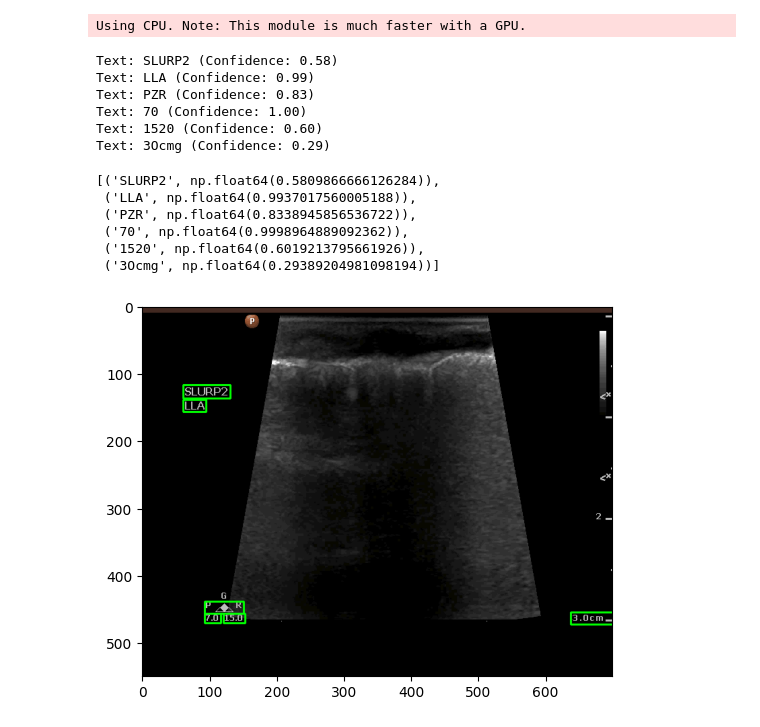
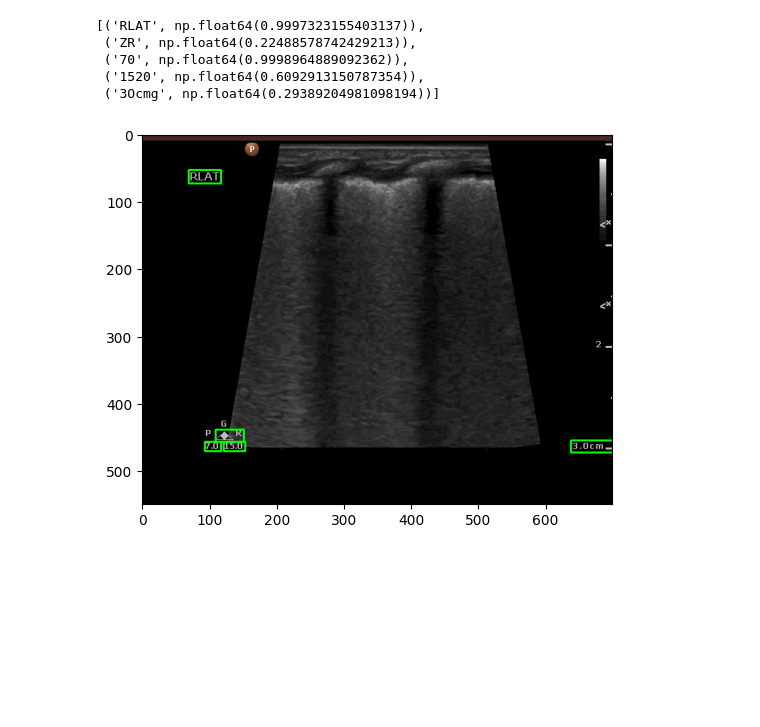
Before and after one commit to miliani-ff03/LUS_Project, a Jupyter notebook: ocr.ipynb, the cells around one changed output. Saved outputs shown, nothing was run; the diff lists cells and outputs as text; code cells hidden in the pictures; blank space fills up the shorter version.

```diff
--- a/ocr.ipynb
+++ b/ocr.ipynb
@@ -1,5 +9,4 @@
 # %%
-import cv2
 
 def extract_frame(video_path, frame_number=0):
     # Open the video file
@@ -14,8 +21,8 @@ def extract_frame(video_path, frame_number=0):
     total_frames = int(cap.get(cv2.CAP_PROP_FRAME_COUNT))
     fps = cap.get(cv2.CAP_PROP_FPS)
 
-    print(f"Total frames: {total_frames}")
-    print(f"FPS: {fps}")
+    # print(f"Total frames: {total_frames}")
+    # print(f"FPS: {fps}")
 
     # Set frame position
     cap.set(cv2.CAP_PROP_POS_FRAMES, frame_number)
@@ -23,26 +30,16 @@ def extract_frame(video_path, frame_number=0):
     # Read frame
     ret, frame = cap.read()
 
-    if ret:
-        # # Show frame
-        # cv2.imshow(f'Frame {frame_number}', frame)
-
-        # # Save frame (optional)
-        # cv2.imwrite(f'frame_{frame_number}.jpg', frame)
-
-        # cv2.waitKey(0)
-        # cv2.destroyAllWindows()
-        print("good")
-    else:
+    if not ret:
         print("Error: Could not read frame.")
 
     # Release video capture object
     cap.release()
 
-    return frame
+    return frame, total_frames, fps
 
 # Usage examples
-video_path = '/cosma7/data/dp004/rrtx34/ultrasound/JCUH/024/JCUH_024_LUS_2/20240118_020902_0009.AVI'
+video_path = '/cosma7/data/dp004/rrtx34/ultrasound/JCUH/001/JCUH001_LUS_4/20230517_191956_0003.AVI'
 
 # Extract single frame (frame 10)
-frame = extract_frame(video_path, 10)
+frame, total_frames, fps = extract_frame(video_path, 10)
@@ -72,7 +64,7 @@ import numpy as np
 
 def read_text(image_path, min_confidence=0.0):
     # Initialize reader for English only
-    reader = easyocr.Reader(['en'], gpu=False)
+    reader = easyocr.Reader(['en'], gpu=True, verbose=False)
 
     if not isinstance(image_path, np.ndarray):
         # Read image
@@ -93,48 +85,40 @@ def read_text(image_path, min_confidence=0.0):
     # Draw results on image and print text
     detected_texts = []
     for (bbox, detected_text, prob) in results:
         # Only include results above minimum confidence
         if prob < min_confidence:
             continue
 
         # Get corner points
         (top_left, top_right, bottom_right, bottom_left) = bbox
         top_left = tuple(map(int, top_left))
         bottom_right = tuple(map(int, bottom_right))
 
     #     # Draw rectangle and text
         cv2.rectangle(image, top_left, bottom_right, (0, 255, 0), 2)
     #     cv2.putText(image, detected_text, (top_left[0], top_left[1] - 10),
     #                 cv2.FONT_HERSHEY_SIMPLEX, 0.8, (0, 255, 0), 2)
 
         detected_texts.append((detected_text, prob))
-        print(f"Text: {detected_text} (Confidence: {prob:.2f})")
+        # print(f"Text: {detected_text} (Confidence: {prob:.2f})")
 
     # Display result
     # cv2.imshow("Result", image)
     # cv2.waitKey(0)
     # cv2.destroyAllWindows()
     plt.imshow(image)
     return detected_texts
 
 # Usage
 image_path = scan_label_cut
 read_text(image_path, min_confidence=0.0)  # Set to 0.0 to see all detections
 # %% [output]
-Using CPU. Note: This module is much faster with a GPU.
+[('RLAT', np.float64(0.9997323155403137)),
+ ('ZR', np.float64(0.22488578742429213)),
+ ('70', np.float64(0.9998964889092362)),
+ ('1520', np.float64(0.6092913150787354)),
+ ('3Ocmg', np.float64(0.29389204981098194))]
-Text: SLURP2 (Confidence: 0.58)
-Text: LLA (Confidence: 0.99)
-Text: PZR (Confidence: 0.83)
-Text: 70 (Confidence: 1.00)
-Text: 1520 (Confidence: 0.60)
-Text: 3Ocmg (Confidence: 0.29)
-[('SLURP2', np.float64(0.5809866666126284)),
- ('LLA', np.float64(0.9937017560005188)),
- ('PZR', np.float64(0.8338945856536722)),
- ('70', np.float64(0.9998964889092362)),
- ('1520', np.float64(0.6019213795661926)),
- ('3Ocmg', np.float64(0.29389204981098194))]
-[figure, old version]
+[figure, new version]
 # %%
 # get scan label from detected texts
 # detected_texts = read_text(image_path, min_confidence=0.0)
```
Also changed, not shown: parts of 11 cells of this notebook, 1 other file.
